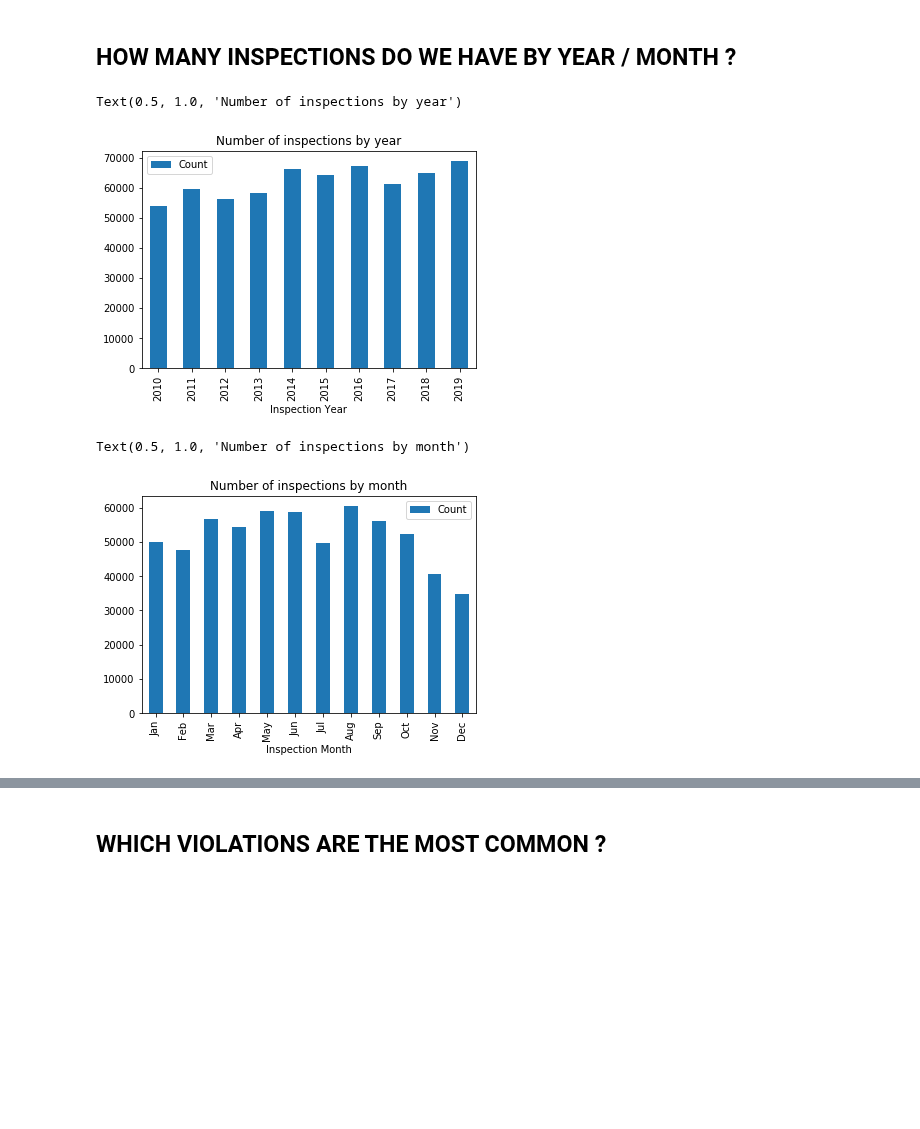
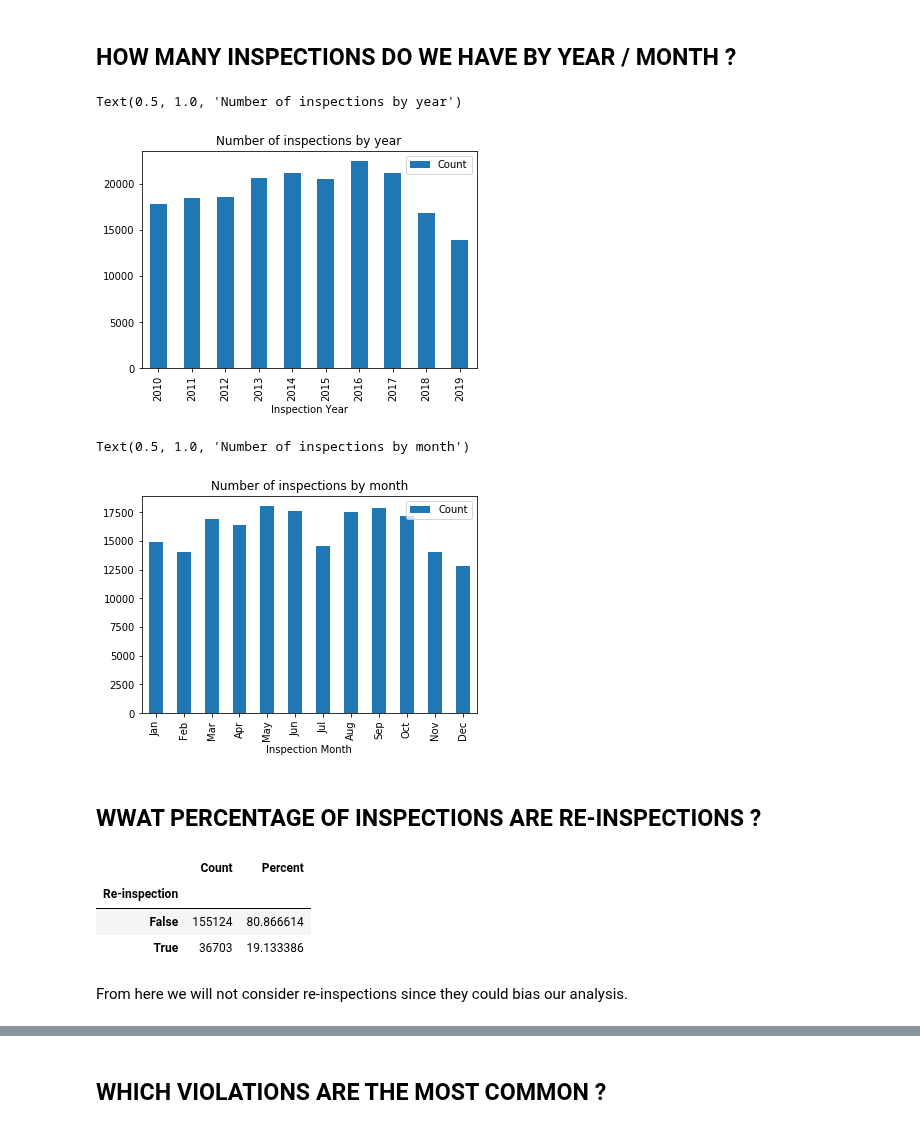
Before and after one commit to VodopaDev/CS401-Chicago-Crime-Analysis, a Jupyter notebook: violations.ipynb, the cells around one changed output, grey strips where cells are left out. Saved outputs shown, nothing was run; the diff lists cells and outputs as text; code cells hidden in the pictures; blank space fills up the shorter version.

Commit message:
Separate inspections and re-inspections in violations analysis

```diff
--- a/violations.ipynb
+++ b/violations.ipynb
@@ -114,17 +114,17 @@ violations.to_parquet('resources/violations_oriented.parquet')
 # %% [markdown]
 ## HOW MANY INSPECTIONS DO WE HAVE BY YEAR / MONTH ? ##
 # %%
-nb_inspections_by_year = violations[['Inspection Date', 'Inspection ID']].copy()
+nb_inspections_by_year = df[['Inspection Date', 'Inspection ID']].copy()
 nb_inspections_by_year['Inspection Date'] = nb_inspections_by_year['Inspection Date'].apply(lambda x: x.year)
 nb_inspections_by_year.rename(columns={'Inspection Date' : 'Inspection Year'}, inplace=True)
 nb_inspections_by_year = nb_inspections_by_year.groupby('Inspection Year').count().rename(columns={'Inspection ID' : 'Count'})
 nb_inspections_by_year.plot.bar()
 plt.title("Number of inspections by year")
 # %% [output]
 Text(0.5, 1.0, 'Number of inspections by year')
-[figure, old version]
+[figure, new version]
 # %%
-nb_inspections_by_month = violations[['Inspection Date', 'Inspection ID']].copy()
+nb_inspections_by_month = df[['Inspection Date', 'Inspection ID']].copy()
 nb_inspections_by_month['Inspection Date'] = nb_inspections_by_month['Inspection Date'].apply(lambda x: x.month)
 nb_inspections_by_month.rename(columns={'Inspection Date' : 'Inspection Month'}, inplace=True)
 nb_inspections_by_month = nb_inspections_by_month.groupby('Inspection Month').count().rename(columns={'Inspection ID' : 'Count'})
@@ -133,4 +133,17 @@ plt.gca().set_xticklabels(['Jan', 'Feb', 'Mar', 'Apr', 'May', 'Jun', 'Jul', 'Aug
 plt.title("Number of inspections by month")
 # %% [output]
 Text(0.5, 1.0, 'Number of inspections by month')
-[figure, old version]
+[figure, new version]
+# %% [markdown]
+## WWAT PERCENTAGE OF INSPECTIONS ARE RE-INSPECTIONS ? ##
+# %%
+count_reinspections = df[['Inspection ID', 'Re-inspection']].groupby('Re-inspection').count().rename(columns={'Inspection ID' : 'Count'})
+count_reinspections['Percent'] = count_reinspections['Count'] / len(df) * 100
+count_reinspections
+# %% [output]
+|  | Count | Percent |
+| Re-inspection |  |  |
+| False | 155124 | 80.866614 |
+| True | 36703 | 19.133386 |
+# %% [markdown]
+From here we will not consider re-inspections since they could bias our analysis.
```
Also changed, not shown: parts of 25 cells of this notebook, 2 other files.
